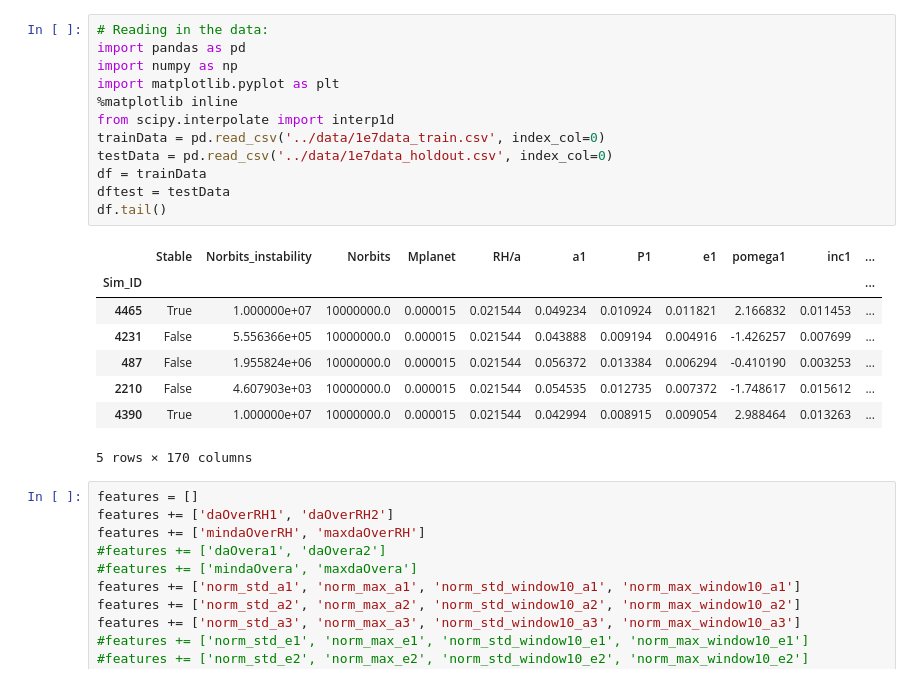
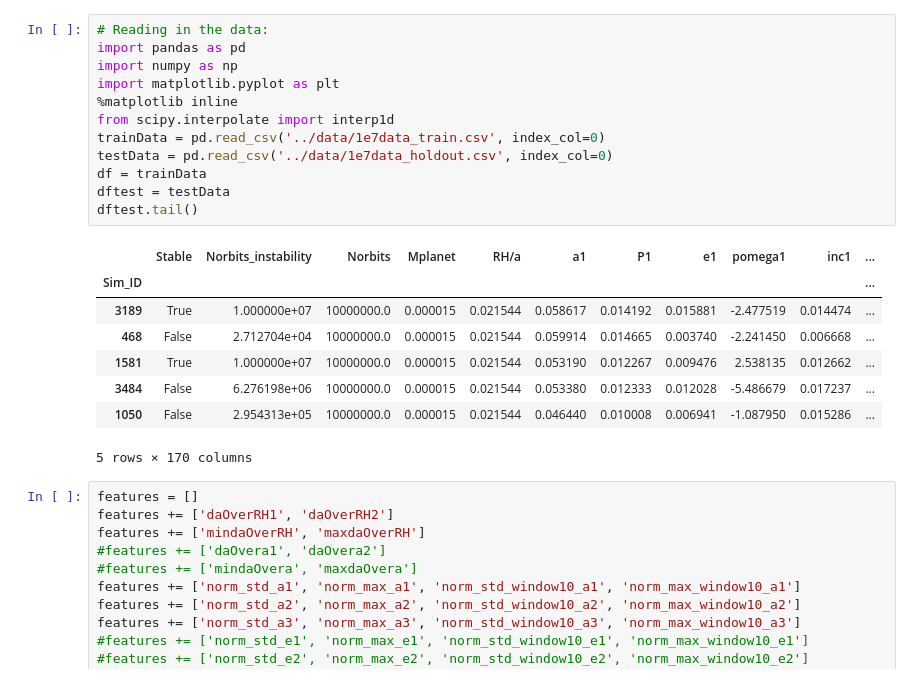
Before and after one commit to dtamayo/Stability, a Jupyter notebook: Analysis/XGBoostNewFeatures2.ipynb, the cells around one changed output. Saved outputs shown, nothing was run; the diff lists cells and outputs as text.

```diff
--- a/Analysis/XGBoostNewFeatures2.ipynb
+++ b/Analysis/XGBoostNewFeatures2.ipynb
@@ -1,23 +1,23 @@
 # %%
 # Reading in the data:
 import pandas as pd
 import numpy as np
 import matplotlib.pyplot as plt
 %matplotlib inline
 from scipy.interpolate import interp1d
 trainData = pd.read_csv('../data/1e7data_train.csv', index_col=0)
 testData = pd.read_csv('../data/1e7data_holdout.csv', index_col=0)
 df = trainData
 dftest = testData
-df.tail()
+dftest.tail()
 # %% [output]
 |  | Stable | Norbits_instability | Norbits | Mplanet | RH/a | a1 | P1 | e1 | pomega1 | inc1 | ... |
 | Sim_ID |  |  |  |  |  |  |  |  |  |  | ... |
-| 4465 | True | 1.000000e+07 | 10000000.0 | 0.000015 | 0.021544 | 0.049234 | 0.010924 | 0.011821 | 2.166832 | 0.011453 | ... |
-| 4231 | False | 5.556366e+05 | 10000000.0 | 0.000015 | 0.021544 | 0.043888 | 0.009194 | 0.004916 | -1.426257 | 0.007699 | ... |
-| 487 | False | 1.955824e+06 | 10000000.0 | 0.000015 | 0.021544 | 0.056372 | 0.013384 | 0.006294 | -0.410190 | 0.003253 | ... |
-| 2210 | False | 4.607903e+03 | 10000000.0 | 0.000015 | 0.021544 | 0.054535 | 0.012735 | 0.007372 | -1.748617 | 0.015612 | ... |
-| 4390 | True | 1.000000e+07 | 10000000.0 | 0.000015 | 0.021544 | 0.042994 | 0.008915 | 0.009054 | 2.988464 | 0.013263 | ... |
+| 3189 | True | 1.000000e+07 | 10000000.0 | 0.000015 | 0.021544 | 0.058617 | 0.014192 | 0.015881 | -2.477519 | 0.014474 | ... |
+| 468 | False | 2.712704e+04 | 10000000.0 | 0.000015 | 0.021544 | 0.059914 | 0.014665 | 0.003740 | -2.241450 | 0.006668 | ... |
+| 1581 | True | 1.000000e+07 | 10000000.0 | 0.000015 | 0.021544 | 0.053190 | 0.012267 | 0.009476 | 2.538135 | 0.012662 | ... |
+| 3484 | False | 6.276198e+06 | 10000000.0 | 0.000015 | 0.021544 | 0.053380 | 0.012333 | 0.012028 | -5.486679 | 0.017237 | ... |
+| 1050 | False | 2.954313e+05 | 10000000.0 | 0.000015 | 0.021544 | 0.046440 | 0.010008 | 0.006941 | -1.087950 | 0.015286 | ... |
 5 rows × 170 columns
 # %%
 features = []
```
Also changed, not shown: parts of 10 cells of this notebook, 5 other files.
